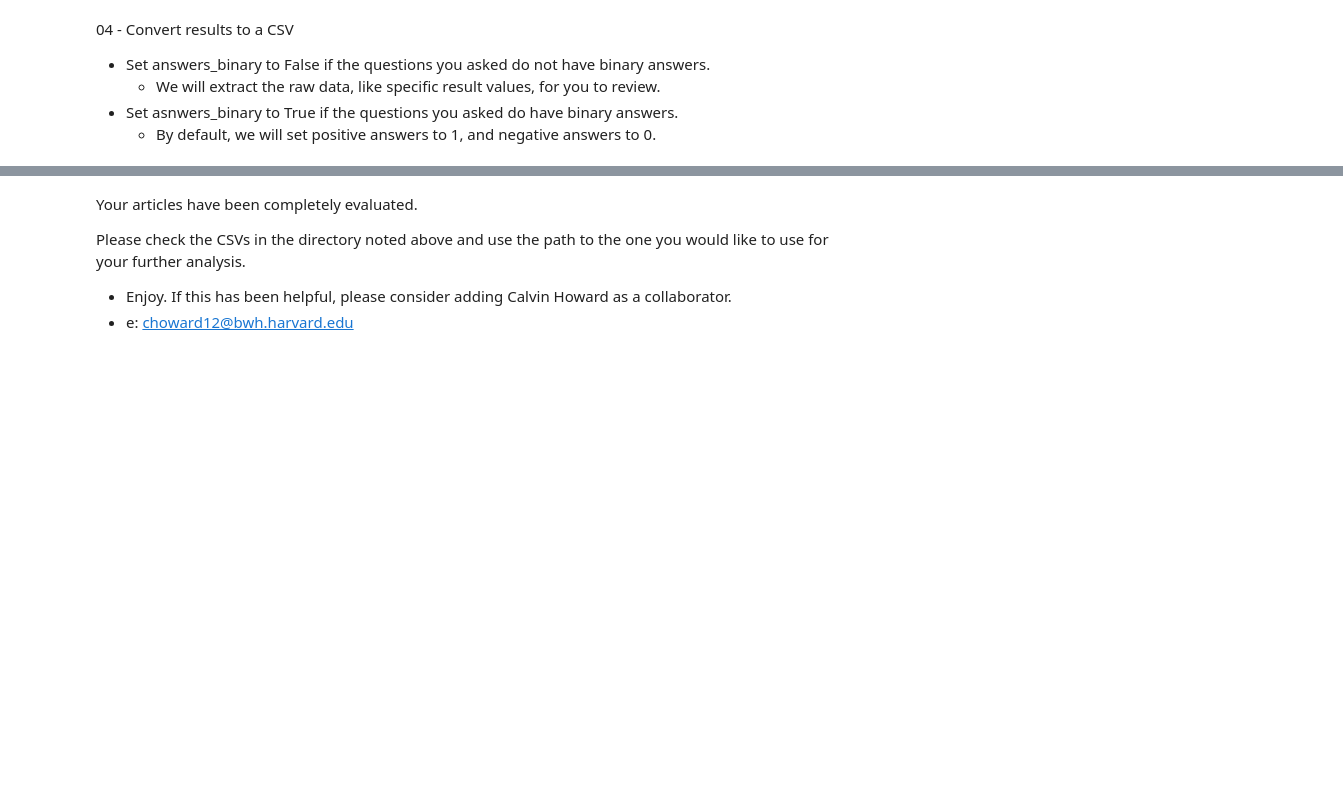
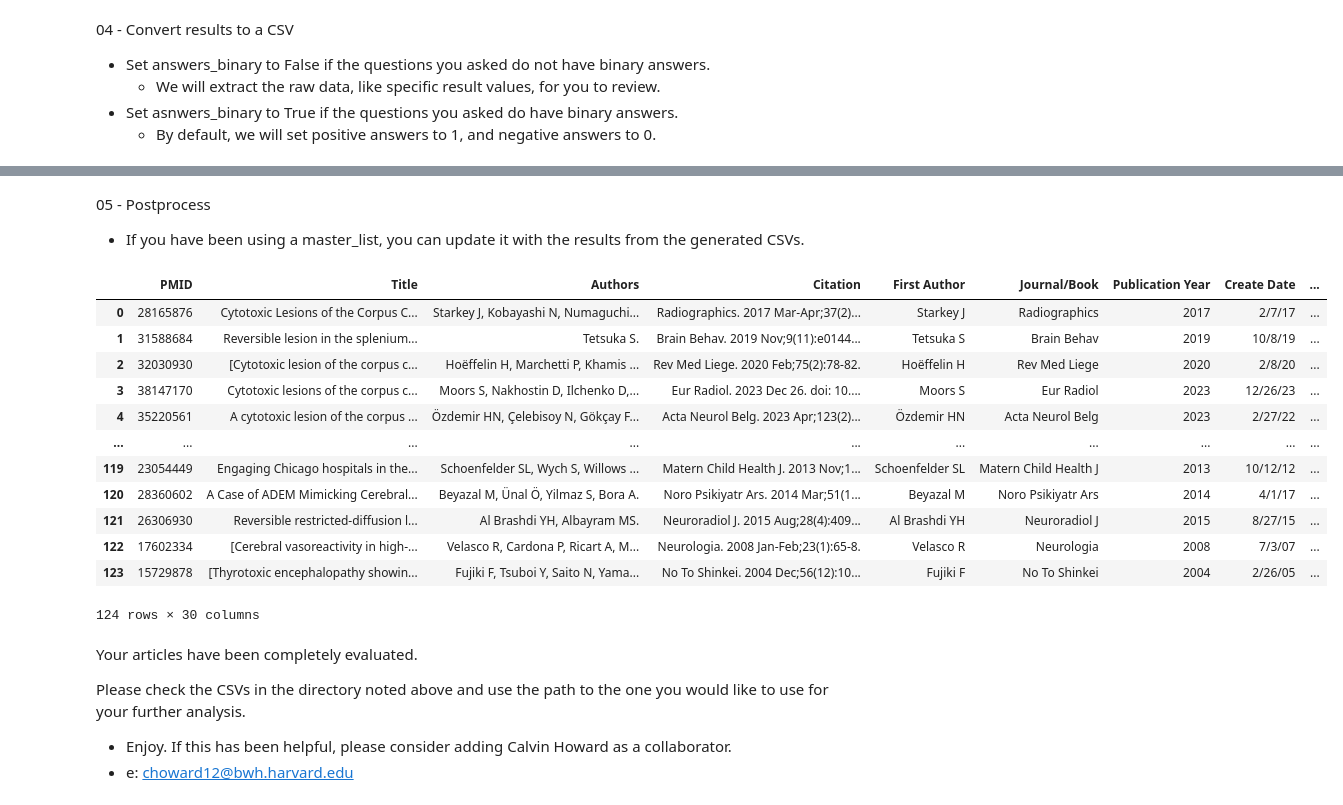
Before and after one commit to Calvinwhow/ReviewPyper, a Jupyter notebook: 05_extract_data_from_manuscripts.ipynb, the cells around one changed output, grey strips where cells are left out. Drawn from its saved outputs; the diff is of its cells as text; code cells hidden in the pictures; blank space fills up the shorter version.

```diff
--- a/05_extract_data_from_manuscripts.ipynb
+++ b/05_extract_data_from_manuscripts.ipynb
@@ -52,8 +71,6 @@ keys_to_consider = ["references"]  # Add or remove keys as per your requirement
 article_type = "case"
 # %%
 test_mode=False
-# %%
-filtered_json_path='/Users/cu135/Library/CloudStorage/OneDrive-Personal/OneDrive_Documents/Work/Software/Research/nimlab/gpt_document_reader/amnesia_cases/ocr/keyword_matching_labeled_text/filtered_articles/filtered_labeled_sections.json'
 # %%
 from calvin_utils.gpt_sys_review.gpt_utils import OpenAIChatEvaluator
 evaluator = OpenAIChatEvaluator(api_key_path=api_key_path,
@@ -62,6 +79,7 @@ evaluator = OpenAIChatEvaluator(api_key_path=api_key_path,
                                 question_type=article_type,
                                 question=question,
                                 test_mode=test_mode,
-                                model_choice="gpt3_large")
+                                model_choice="gpt4",
+                                debug=False)
 answers = evaluator.evaluate_all_files()
 evaluated_json_path = evaluator.save_to_json(answers)
@@ -72,7 +92,7 @@ evaluated_json_path = evaluator.save_to_json(answers)
 - Set asnwers_binary to True if the questions you asked do have binary answers.
    - By default, we will set positive answers to 1, and negative answers to 0.
 # %%
-answers_binary=True
+answers_binary=False
 # %%
 from calvin_utils.gpt_sys_review.json_utils import CustomSummarizer
 custom_summarizer = CustomSummarizer(json_path=evaluated_json_path, answers_binary=answers_binary)
@@ -80,3 +103,26 @@ df, raw_path, automated_path = custom_summarizer.run_custom()
+# %% [markdown]
+05 - Postprocess
+
+- If you have been using a master_list, you can update it with the results from the generated CSVs.
+# %%
+master_list_path = '/Users/cu135/Dropbox (Partners HealthCare)/studies/CLOCC/master_list.csv'
+# %%
+from calvin_utils.gpt_sys_review.txt_utils import PostProcessing
+PostProcessing.add_raw_results_to_master_list(master_list_path=master_list_path, raw_results_path=raw_path)
+# %% [output]
+|  | PMID | Title | Authors | Citation | First Author | Journal/Book | Publication Year | Create Date | ... |
+| 0 | 28165876 | Cytotoxic Lesions of the Corpus C... | Starkey J, Kobayashi N, Numaguchi... | Radiographics. 2017 Mar-Apr;37(2)... | Starkey J | Radiographics | 2017 | 2/7/17 | ... |
+| 1 | 31588684 | Reversible lesion in the splenium... | Tetsuka S. | Brain Behav. 2019 Nov;9(11):e0144... | Tetsuka S | Brain Behav | 2019 | 10/8/19 | ... |
+| 2 | 32030930 | [Cytotoxic lesion of the corpus c... | Hoëffelin H, Marchetti P, Khamis ... | Rev Med Liege. 2020 Feb;75(2):78-82. | Hoëffelin H | Rev Med Liege | 2020 | 2/8/20 | ... |
+| 3 | 38147170 | Cytotoxic lesions of the corpus c... | Moors S, Nakhostin D, Ilchenko D,... | Eur Radiol. 2023 Dec 26. doi: 10.... | Moors S | Eur Radiol | 2023 | 12/26/23 | ... |
+| 4 | 35220561 | A cytotoxic lesion of the corpus ... | Özdemir HN, Çelebisoy N, Gökçay F... | Acta Neurol Belg. 2023 Apr;123(2)... | Özdemir HN | Acta Neurol Belg | 2023 | 2/27/22 | ... |
+| ... | ... | ... | ... | ... | ... | ... | ... | ... | ... |
+| 119 | 23054449 | Engaging Chicago hospitals in the... | Schoenfelder SL, Wych S, Willows ... | Matern Child Health J. 2013 Nov;1... | Schoenfelder SL | Matern Child Health J | 2013 | 10/12/12 | ... |
+| 120 | 28360602 | A Case of ADEM Mimicking Cerebral... | Beyazal M, Ünal Ö, Yilmaz S, Bora A. | Noro Psikiyatr Ars. 2014 Mar;51(1... | Beyazal M | Noro Psikiyatr Ars | 2014 | 4/1/17 | ... |
+| 121 | 26306930 | Reversible restricted-diffusion l... | Al Brashdi YH, Albayram MS. | Neuroradiol J. 2015 Aug;28(4):409... | Al Brashdi YH | Neuroradiol J | 2015 | 8/27/15 | ... |
+| 122 | 17602334 | [Cerebral vasoreactivity in high-... | Velasco R, Cardona P, Ricart A, M... | Neurologia. 2008 Jan-Feb;23(1):65-8. | Velasco R | Neurologia | 2008 | 7/3/07 | ... |
+| 123 | 15729878 | [Thyrotoxic encephalopathy showin... | Fujiki F, Tsuboi Y, Saito N, Yama... | No To Shinkei. 2004 Dec;56(12):10... | Fujiki F | No To Shinkei | 2004 | 2/26/05 | ... |
+124 rows × 30 columns
 # %% [markdown]
 Your articles have been completely evaluated.
 
```
Also changed, not shown: parts of 7 cells of this notebook, 9 other files.
